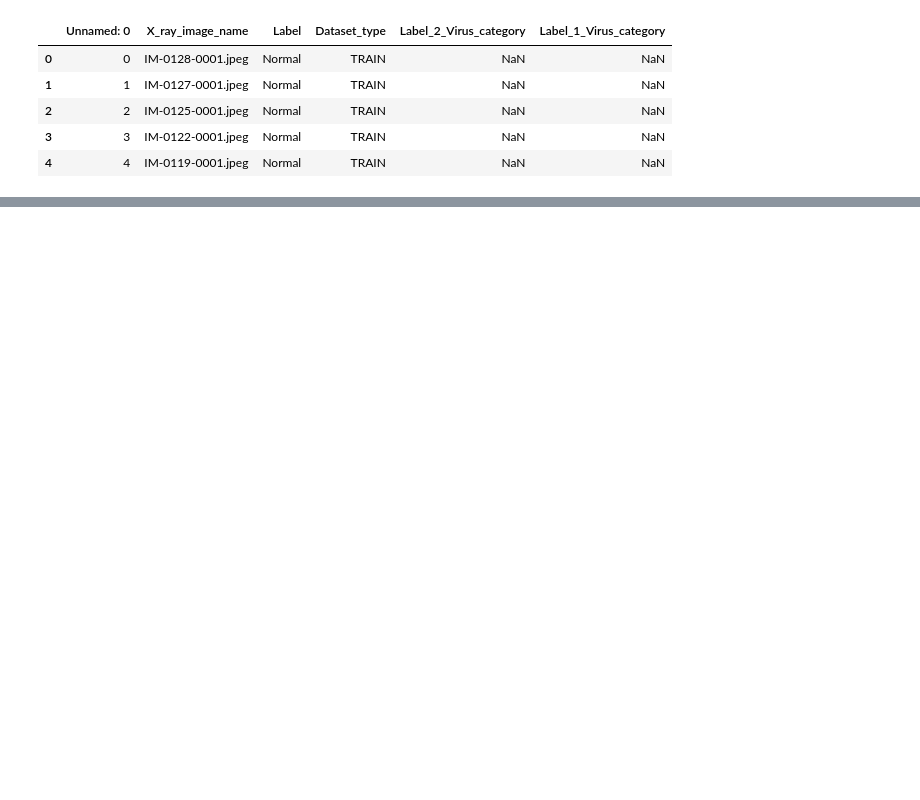
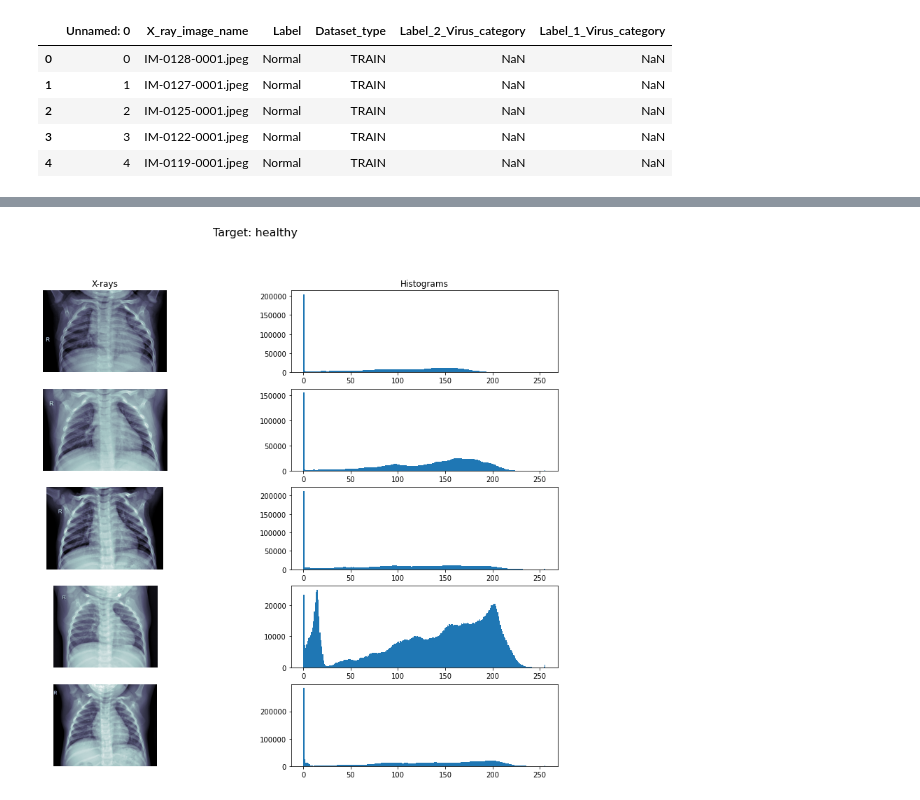
Before and after one commit to archeltaneka/stanford-xcs229ii-project, a Jupyter notebook: project_playground.ipynb, the cells around one changed output, grey strips where cells are left out. Saved outputs shown, nothing was run; the diff lists cells and outputs as text; code cells hidden in the pictures; blank space fills up the shorter version.

```diff
--- a/project_playground.ipynb
+++ b/project_playground.ipynb
@@ -25,0 +130,6 @@ metadata.head()
+# %%
+target_dict = {'healthy': 0, 'bacteria': 1, 'COVID-19': 2, 'other': 3}
+df_train['target'] = df_train['class'].map(target_dict)
+df_test['target'] = df_test['class'].map(target_dict)
+
+df_test.head()
@@ -25,0 +153,31 @@ metadata.head()
+# %%
+def plot_img_hist(path, label, num_of_images):
+    fig, ax = plt.subplots(num_of_images, 2, figsize=(15, 2.5*num_of_images))
+
+    for i, file in enumerate(path):
+        im = plt.imread(file)
+        ax[i,0].imshow(im, cmap=plt.cm.bone)
+        ax[i,1].hist(im.ravel(), 256, [0,256])
+        ax[i,0].axis('off')
+
+        if i == 0:
+            ax[i,0].set_title('X-rays')
+            ax[i,1].set_title('Histograms')
+
+    fig.suptitle('Target: {}'.format(label), size=16)
+
+    plt.show()
+
+def display_img_hist(img_path, dset, split, label, num_of_images):
+    path = dset[dset['class']==label]['X_ray_image_name'].values
+    sample_path = path[:num_of_images]
+    img_dir = img_path + split
+#     print(img_dir)
+    sample_path = list(map(lambda x: os.path.join(img_dir, x), sample_path))
+#     print(sample_path)
+
+    plot_img_hist(sample_path, label, num_of_images)
+# %%
+display_img_hist(img_path, df_train, 'train', 'healthy', 5)
+# %% [output]
+[figure, added]
```
Also changed, not shown: parts of 20 cells of this notebook.
